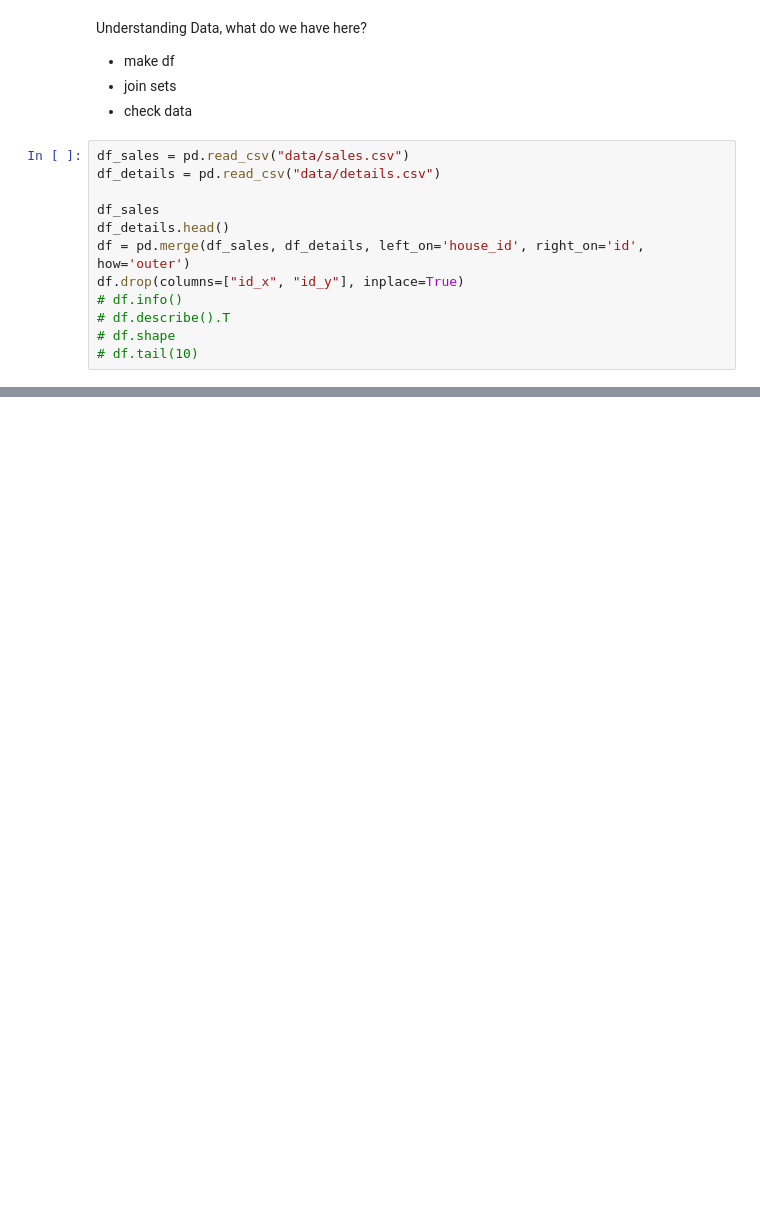
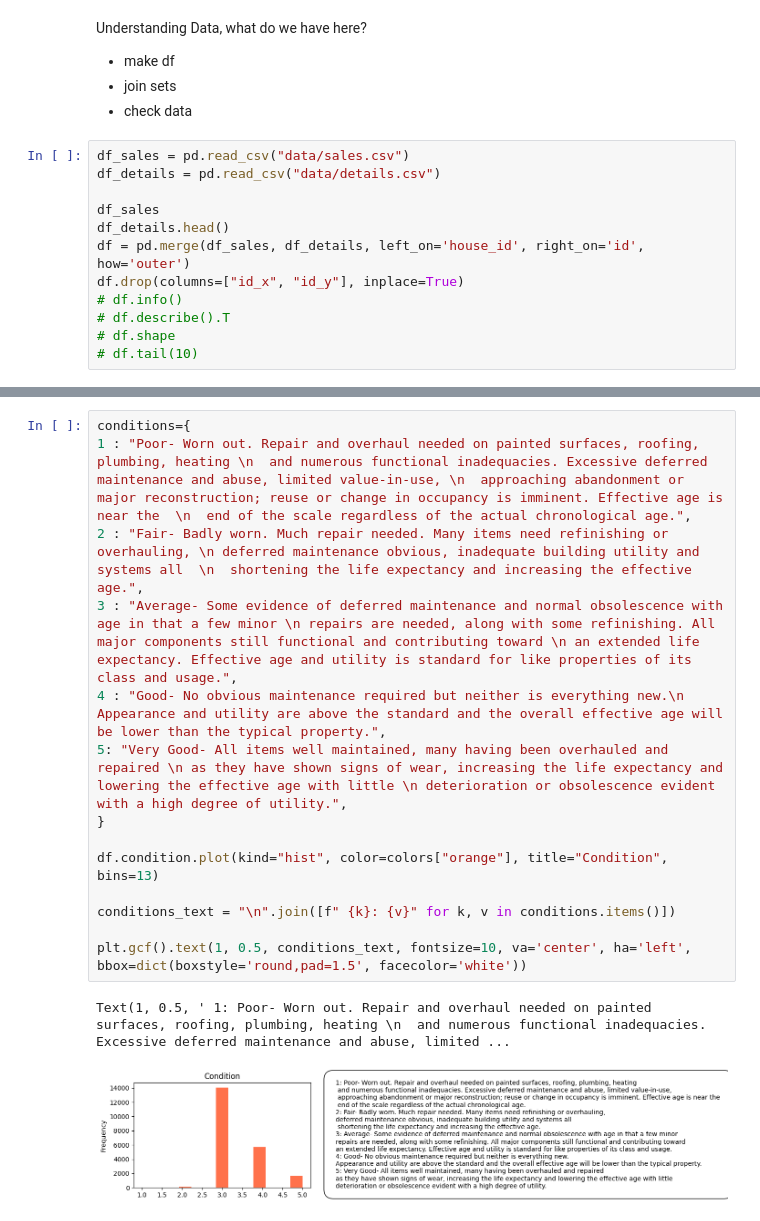
Before and after one commit to julialoeschel/eda-project-houses, a Jupyter notebook: EDA.ipynb, the cells around one changed output, grey strips where cells are left out. Cells and saved outputs as stored; diff of their text form; blank space fills up the shorter version.

```diff
--- a/EDA.ipynb
+++ b/EDA.ipynb
@@ -93,0 +159,17 @@ Observations:
+# %%
+conditions={
+1 : "Poor- Worn out. Repair and overhaul needed on painted surfaces, roofing, plumbing, heating \n  and numerous functional inadequacies. Excessive deferred maintenance and abuse, limited value-in-use, \n  approaching abandonment or major reconstruction; reuse or change in occupancy is imminent. Effective age is near the  \n  end of the scale regardless of the actual chronological age.",
+2 : "Fair- Badly worn. Much repair needed. Many items need refinishing or overhauling, \n deferred maintenance obvious, inadequate building utility and systems all  \n  shortening the life expectancy and increasing the effective age.",
+3 : "Average- Some evidence of deferred maintenance and normal obsolescence with age in that a few minor \n repairs are needed, along with some refinishing. All major components still functional and contributing toward \n an extended life expectancy. Effective age and utility is standard for like properties of its class and usage.",
+4 : "Good- No obvious maintenance required but neither is everything new.\n Appearance and utility are above the standard and the overall effective age will be lower than the typical property.",
+5: "Very Good- All items well maintained, many having been overhauled and repaired \n as they have shown signs of wear, increasing the life expectancy and lowering the effective age with little \n deterioration or obsolescence evident with a high degree of utility.",
+}
+
+df.condition.plot(kind="hist", color=colors["orange"], title="Condition", bins=13)
+
+conditions_text = "\n".join([f" {k}: {v}" for k, v in conditions.items()])
+
+plt.gcf().text(1, 0.5, conditions_text, fontsize=10, va='center', ha='left', bbox=dict(boxstyle='round,pad=1.5', facecolor='white'))
+# %% [output]
+Text(1, 0.5, ' 1: Poor- Worn out. Repair and overhaul needed on painted surfaces, roofing, plumbing, heating \n  and numerous functional inadequacies. Excessive deferred maintenance and abuse, limited ...
+[figure, added]
```
Also changed, not shown: parts of 12 cells of this notebook.
